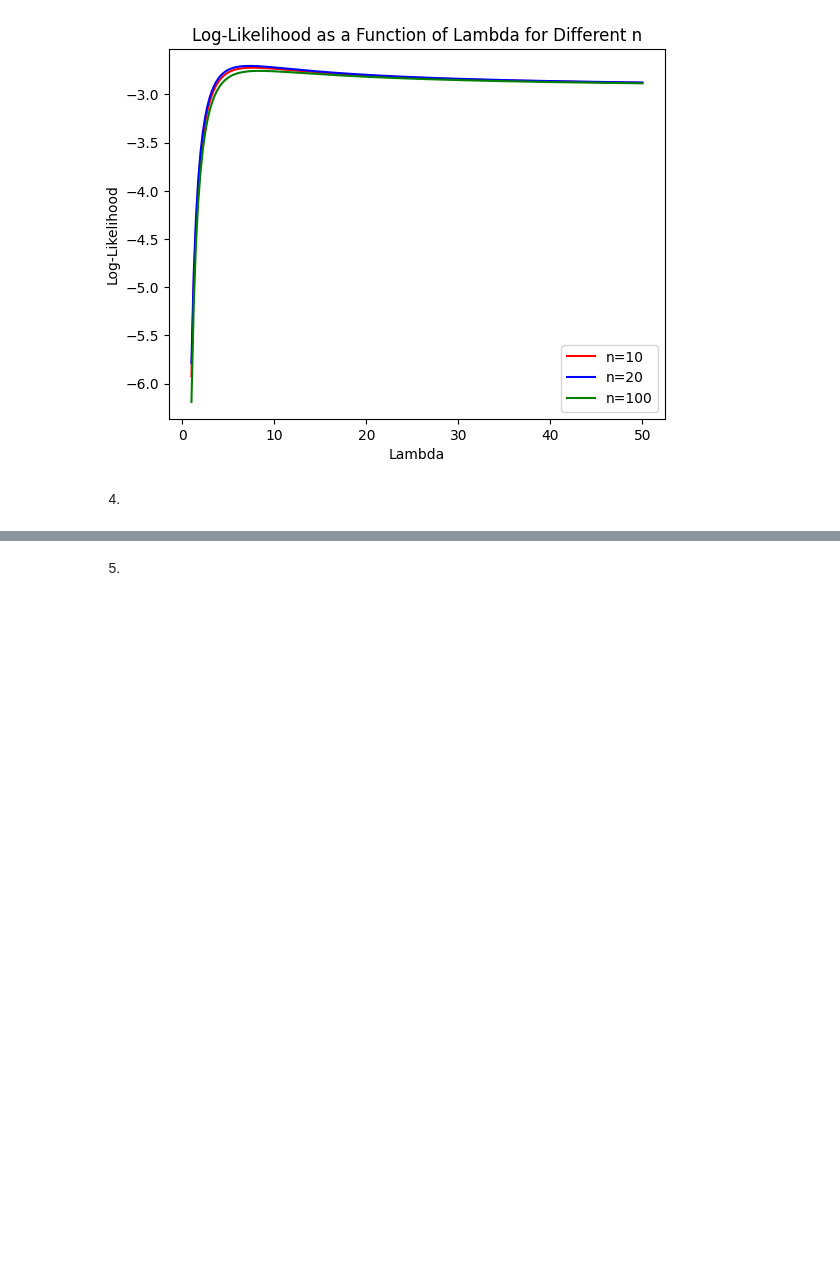
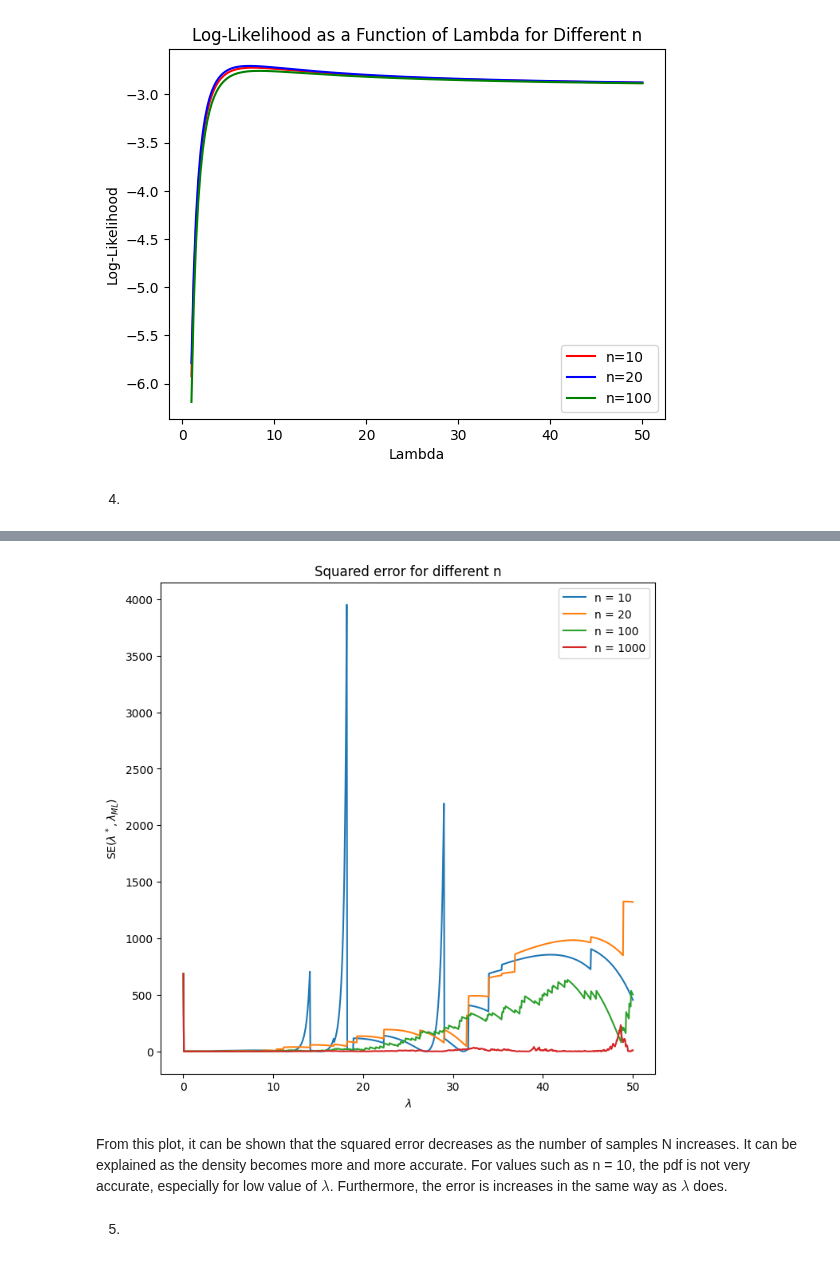
Before and after one commit to roduit/FundamentalLearningEPFL, a Jupyter notebook: Homeworks/HW1/FoiL_HW1.ipynb, the cells around one changed output, grey strips where cells are left out. Drawn from its saved outputs; the diff is of its cells as text; code cells hidden in the pictures; blank space fills up the shorter version.

```diff
--- a/Homeworks/HW1/FoiL_HW1.ipynb
+++ b/Homeworks/HW1/FoiL_HW1.ipynb
@@ -88,11 +99,7 @@ n_samples = [10,20,100]
 tab_lambda = np.linspace(1,50,200)
 color = ['r','b','g','y']
 for index, N in enumerate(n_samples):
-    np.random.seed(13092001)
-    obs = np.random.exponential(scale=lambda_, size=20000)
-    obs = obs[obs <20]
-    obs = obs[obs > 1]
-    obs = obs[:N]
+    obs = create_pdf(N, lambda_)
     LL_func = np.array([log_likelihood(lbd, obs) for lbd in tab_lambda])
     plt.plot(tab_lambda,LL_func, color=color[index],label=f'n={N}')
 
@@ -183,21 +130,0 @@ for n_index, N in enumerate(tab_N):
-# %%
-tab_N = [10, 100,1000]
-lambda_ = 30
-lambda_values = np.linspace(0.05, 50, 200)
-lambda_bounds = [(0.05, 50)]
-for n_index, N in enumerate(tab_N):
-    fig = plt.figure(figsize=(5,5))
-    plt.title(f'Log-Likelihood for $\lambda = {lambda_}$ and n = {N}')
-    np.random.seed(13092001)
-    obs = np.random.exponential(scale=lambda_, size=20000)
-    obs = obs[obs <20]
-    obs = obs[obs > 1]
-    obs = obs[:N]
-    y = np.array([log_likelihood(iter_lbd, obs) for iter_lbd in lambda_values])
-    lambda_guess = np.random.uniform(0.05,50)
-    optimum = minimize(lambda lbda: -log_likelihood(lbda,obs),lambda_guess, bounds=lambda_bounds, method='Nelder-Mead')
-    plt.plot(lambda_values, y )
-    plt.axvline(optimum.x, label = r'$\lambda_{ML}$', color = 'k')
-    plt.axvline(lambda_, label = r'$\lambda_{True}$', color = 'r')
-    plt.legend()
-    plt.plot()
@@ -208,2 +149,23 @@ for n_index, N in enumerate(tab_N):
+# %%
+tab_lambda = np.linspace(0.05,50,1000)
+tab_N = [10,20,100,1000]
+plt.figure(figsize=(8,8))
+plt.title('Squared error for different n')
+plt.xlabel('$\lambda$')
+plt.ylabel('SE($\lambda^*,\lambda_{ML}$)')
+for N in tab_N:
+    se_list = []
+    for lbda in tab_lambda:
+        obs = create_pdf(N, lbda)
+        lambda_est = minimizer_lambda(log_likelihood, obs)
+        se = (lambda_est - lbda)**2
+        se_list.append(se)
+    plt.plot(tab_lambda,se_list, label=f'n = {N}')
+plt.legend()
+plt.show()
+# %% [output]
+[figure, added]
+# %% [markdown]
+From this plot, it can be shown that the squared error decreases as the number of samples N increases. It can be explained as the density becomes more and more accurate. For values such as n = 10, the pdf is not very accurate, especially for low value of $\lambda$. Furthermore, the error is increases in the same way as $\lambda$ does.
 # %% [markdown]
 5.
```
Also changed, not shown: parts of 17 cells of this notebook.
